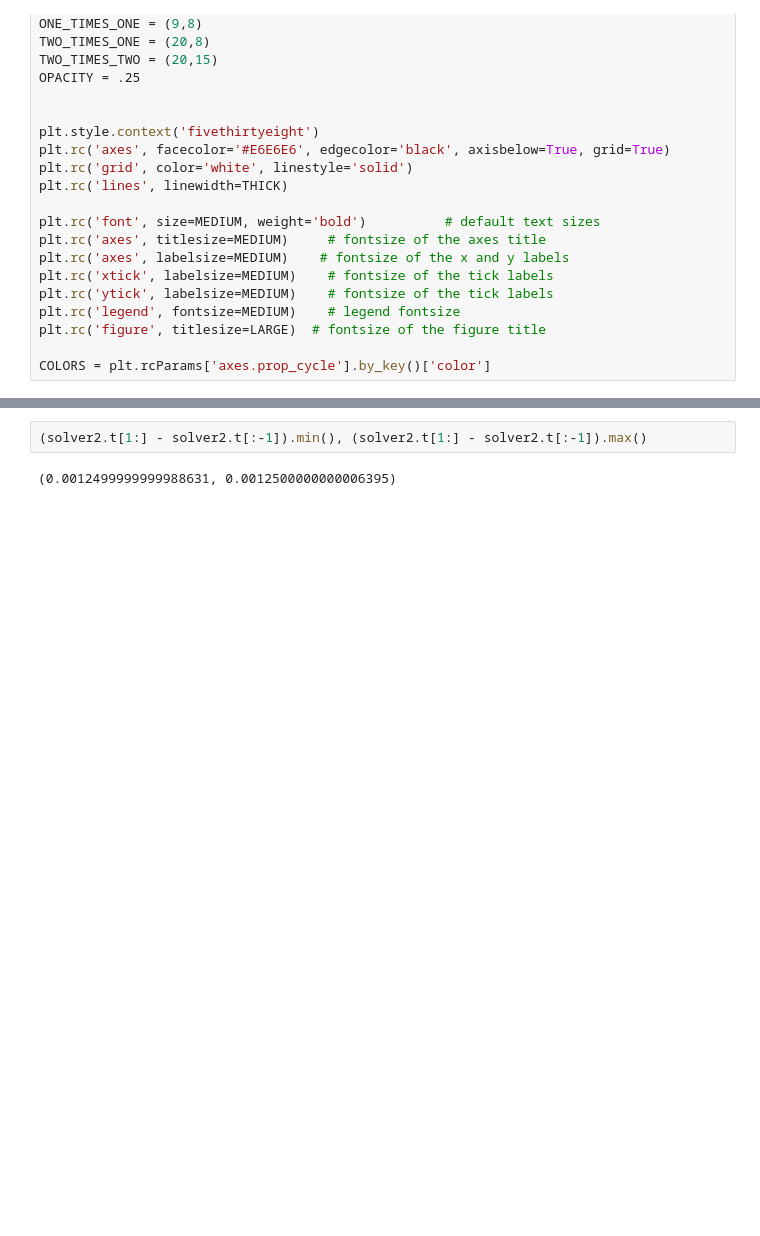
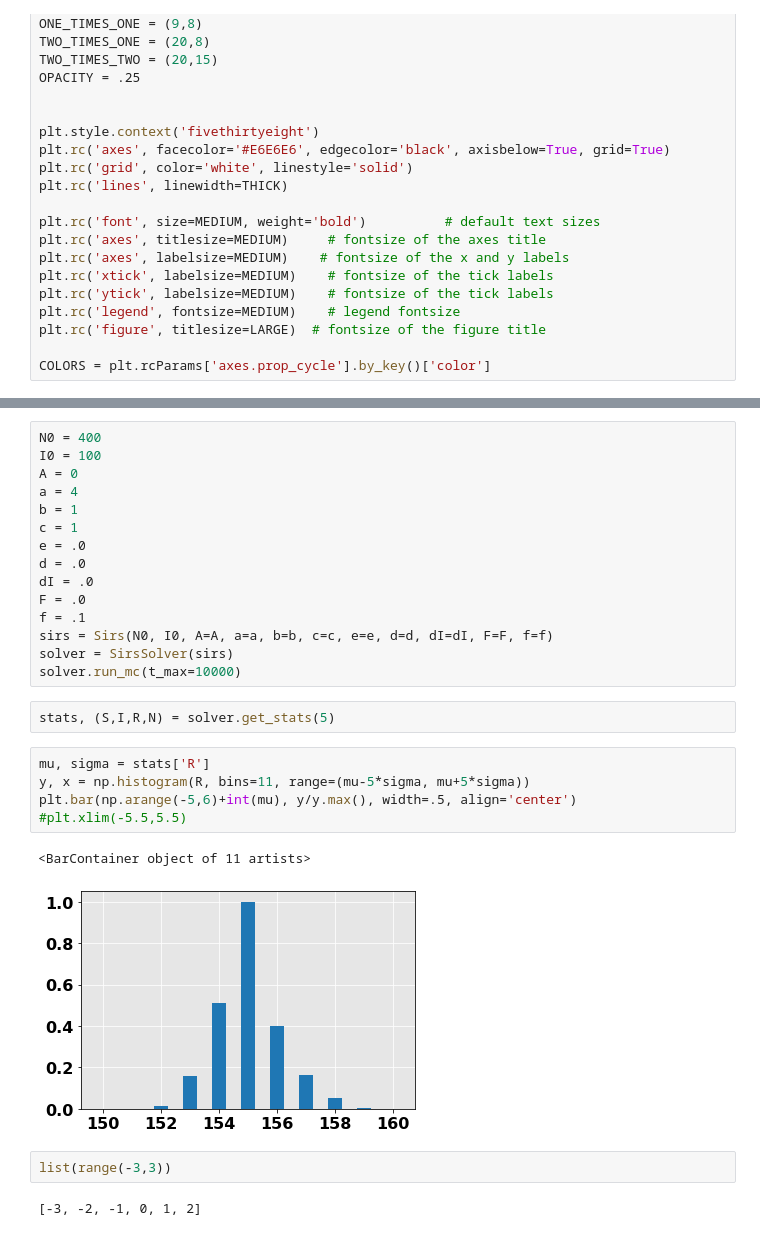
Before and after one commit to fonstelien/FYS4150, a Jupyter notebook: project5/source/project5.ipynb, the cells around one changed output, grey strips where cells are left out. Saved outputs shown, nothing was run; the diff lists cells and outputs as text; blank space fills up the shorter version.

```diff
--- a/project5/source/project5.ipynb
+++ b/project5/source/project5.ipynb
@@ -102,4 +103,29 @@ plt.show()
-# %%
-(solver2.t[1:] - solver2.t[:-1]).min(), (solver2.t[1:] - solver2.t[:-1]).max()
-# %% [output]
-(0.0012499999999988631, 0.0012500000000006395)
+# %%
+N0 = 400
+I0 = 100
+A = 0
+a = 4
+b = 1
+c = 1
+e = .0
+d = .0
+dI = .0
+F = .0
+f = .1
+sirs = Sirs(N0, I0, A=A, a=a, b=b, c=c, e=e, d=d, dI=dI, F=F, f=f)
+solver = SirsSolver(sirs)
+solver.run_mc(t_max=10000)
+# %%
+stats, (S,I,R,N) = solver.get_stats(5)
+# %%
+mu, sigma = stats['R']
+y, x = np.histogram(R, bins=11, range=(mu-5*sigma, mu+5*sigma))
+plt.bar(np.arange(-5,6)+int(mu), y/y.max(), width=.5, align='center')
+#plt.xlim(-5.5,5.5)
+# %% [output]
+<BarContainer object of 11 artists>
+[figure, added]
+# %%
+list(range(-3,3))
+# %% [output]
+[-3, -2, -1, 0, 1, 2]
```
Also changed, not shown: parts of 2 cells of this notebook, 2 other files.
